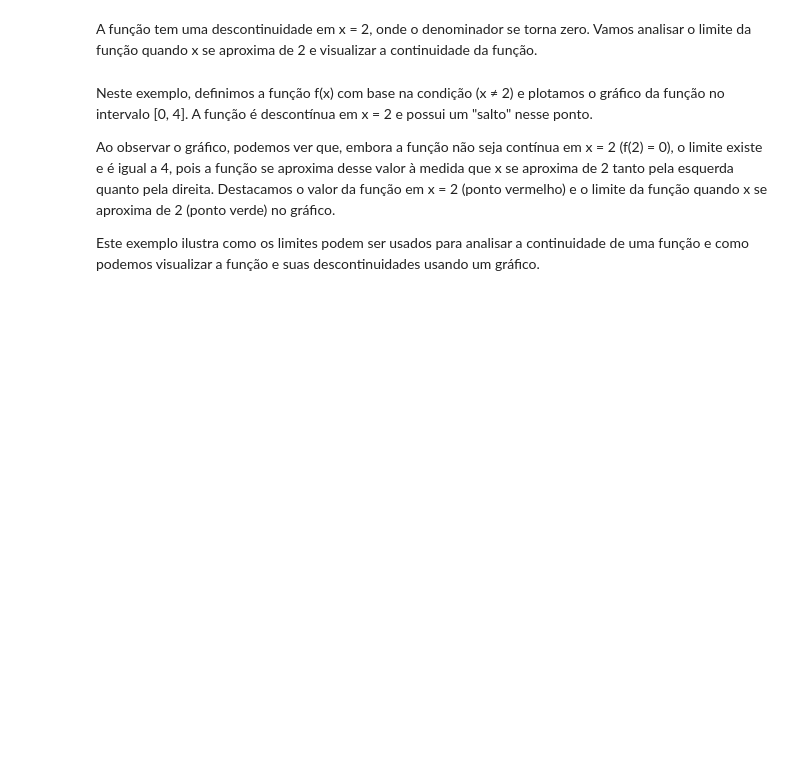
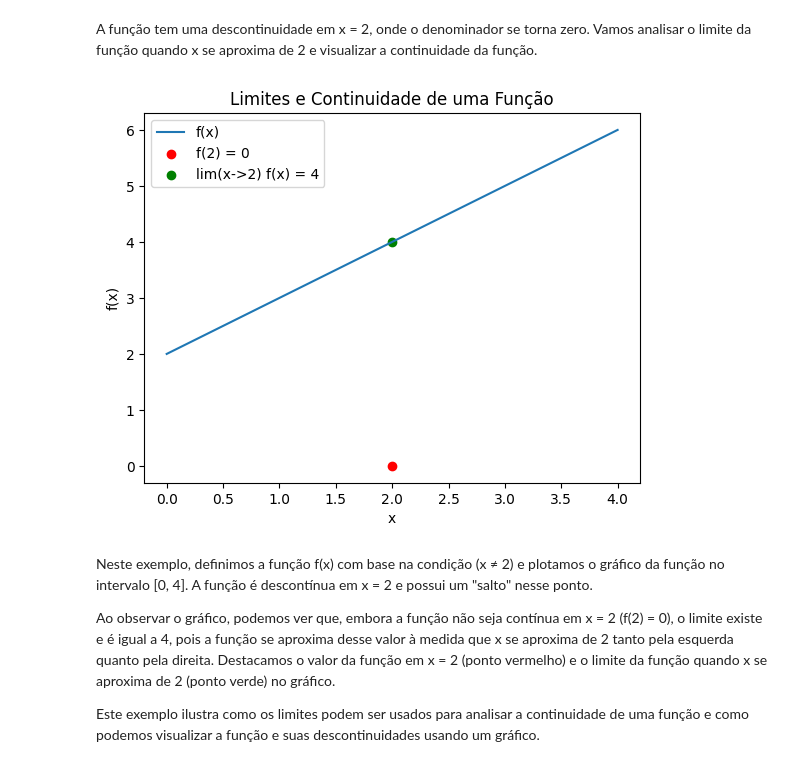
Before and after one commit to Nepo1983/Data_Science_Academy, a Jupyter notebook: Formacao_Analise_Estatistica/Matematica_Para_DS/CAP10/EstudoCaso6.ipynb, the cells around one changed output. Drawn from its saved outputs; the diff is of its cells as text; code cells hidden in the pictures; blank space fills up the shorter version.

```diff
--- a/Formacao_Analise_Estatistica/Matematica_Para_DS/CAP10/EstudoCaso6.ipynb
+++ b/Formacao_Analise_Estatistica/Matematica_Para_DS/CAP10/EstudoCaso6.ipynb
@@ -121,3 +149,29 @@ import matplotlib.pyplot as plt
+# %%
+# Imports
+import numpy as np
+import matplotlib.pyplot as plt
+
+# Função de exemplo
+def f(x):
+    return np.where(x != 2, (x**2 - 4) / (x - 2), 0)
+
+# Dados fictícios
+x_values = np.linspace(0, 4, 1000)
+y_values = f(x_values)
+
+plt.plot(x_values, y_values, label="f(x)")
+plt.xlabel("x")
+plt.ylabel("f(x)")
+
+# Destacamos o ponto de descontinuidade x = 2
+plt.scatter([2], [0], color="red", label="f(2) = 0")
+plt.scatter([2], [4], color="green", label="lim(x->2) f(x) = 4")
+
+plt.legend()
+plt.title("Limites e Continuidade de uma Função")
+plt.show()
+# %% [output]
+[figure, added]
 # %% [markdown]
 Neste exemplo, definimos a função f(x) com base na condição (x ≠ 2) e plotamos o gráfico da função no intervalo [0, 4]. A função é descontínua em x = 2 e possui um "salto" nesse ponto.
 
```
Also changed, not shown: parts of 13 cells of this notebook, 8 other files.
